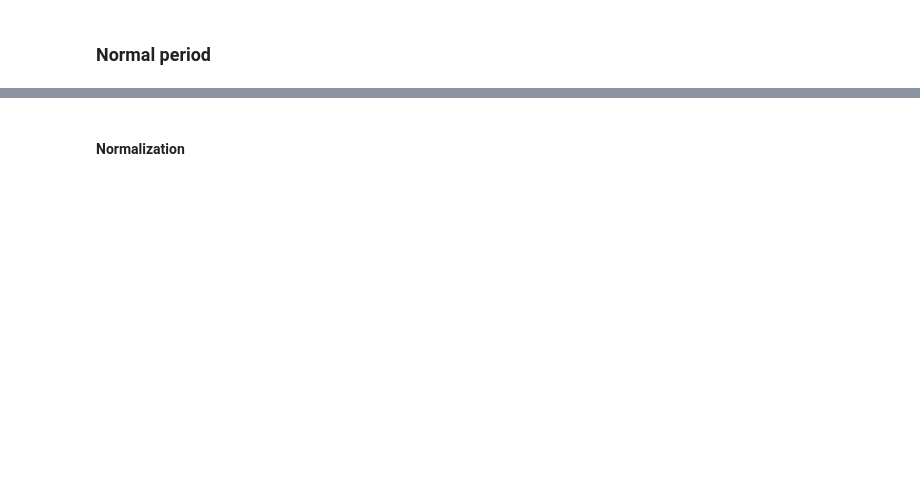
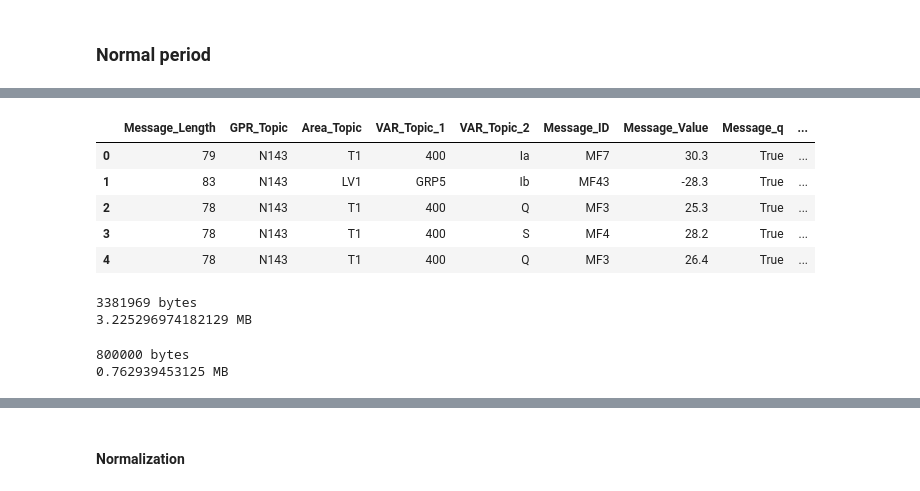
Before and after one commit to manigalati/usad, a Jupyter notebook: USAD.ipynb, the cells around one changed output, grey strips where cells are left out. Saved outputs shown, nothing was run; the diff lists cells and outputs as text; code cells hidden in the pictures; blank space fills up the shorter version.

```diff
--- a/USAD.ipynb
+++ b/USAD.ipynb
@@ -59,2 +48,17 @@ normal.shape
+# %%
+normal.head(5)
+# %% [output]
+|  | Message_Length | GPR_Topic | Area_Topic | VAR_Topic_1 | VAR_Topic_2 | Message_ID | Message_Value | Message_q | ... |
+| 0 | 79 | N143 | T1 | 400 | Ia | MF7 | 30.3 | True | ... |
+| 1 | 83 | N143 | LV1 | GRP5 | Ib | MF43 | -28.3 | True | ... |
+| 2 | 78 | N143 | T1 | 400 | Q | MF3 | 25.3 | True | ... |
+| 3 | 78 | N143 | T1 | 400 | S | MF4 | 28.2 | True | ... |
+| 4 | 78 | N143 | T1 | 400 | Q | MF3 | 26.4 | True | ... |
+# %%
+print(f'{normal.memory_usage(deep=True).sum()} bytes')
+print(f'{normal.memory_usage(deep=True).sum() / 2**20} MB')
+# %% [output]
+3381969 bytes
+3.225296974182129 MB
 # %%
 # Transform all columns into float64
@@ -63 +68,7 @@ for i in list(normal):
 normal = normal.astype(float)
+# %%
+print(f'{normal.memory_usage(deep=True).sum()} bytes')
+print(f'{normal.memory_usage(deep=True).sum() / 2**20} MB')
+# %% [output]
+800000 bytes
+0.762939453125 MB
```
Also changed, not shown: parts of 22 cells of this notebook, 4 other files.
